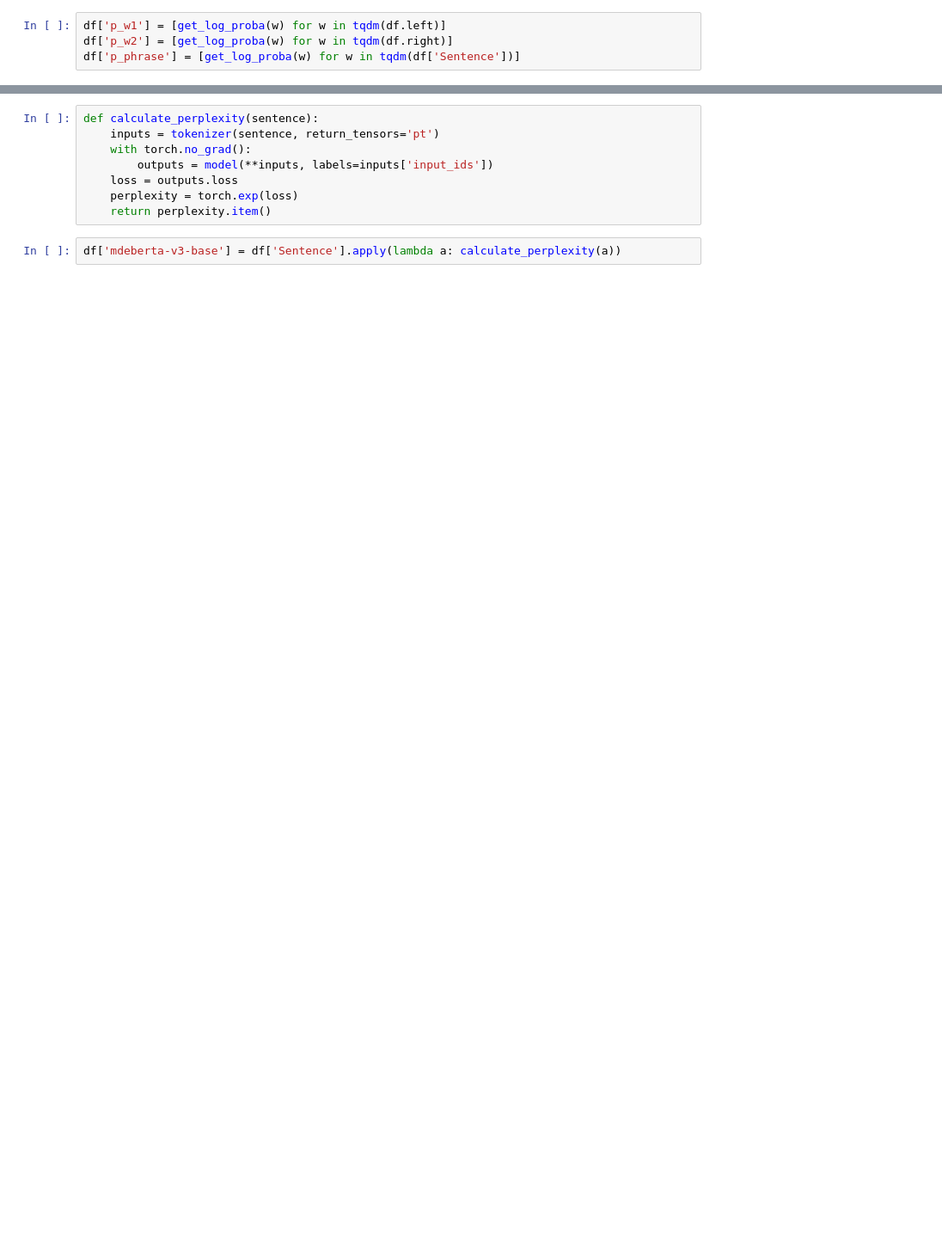
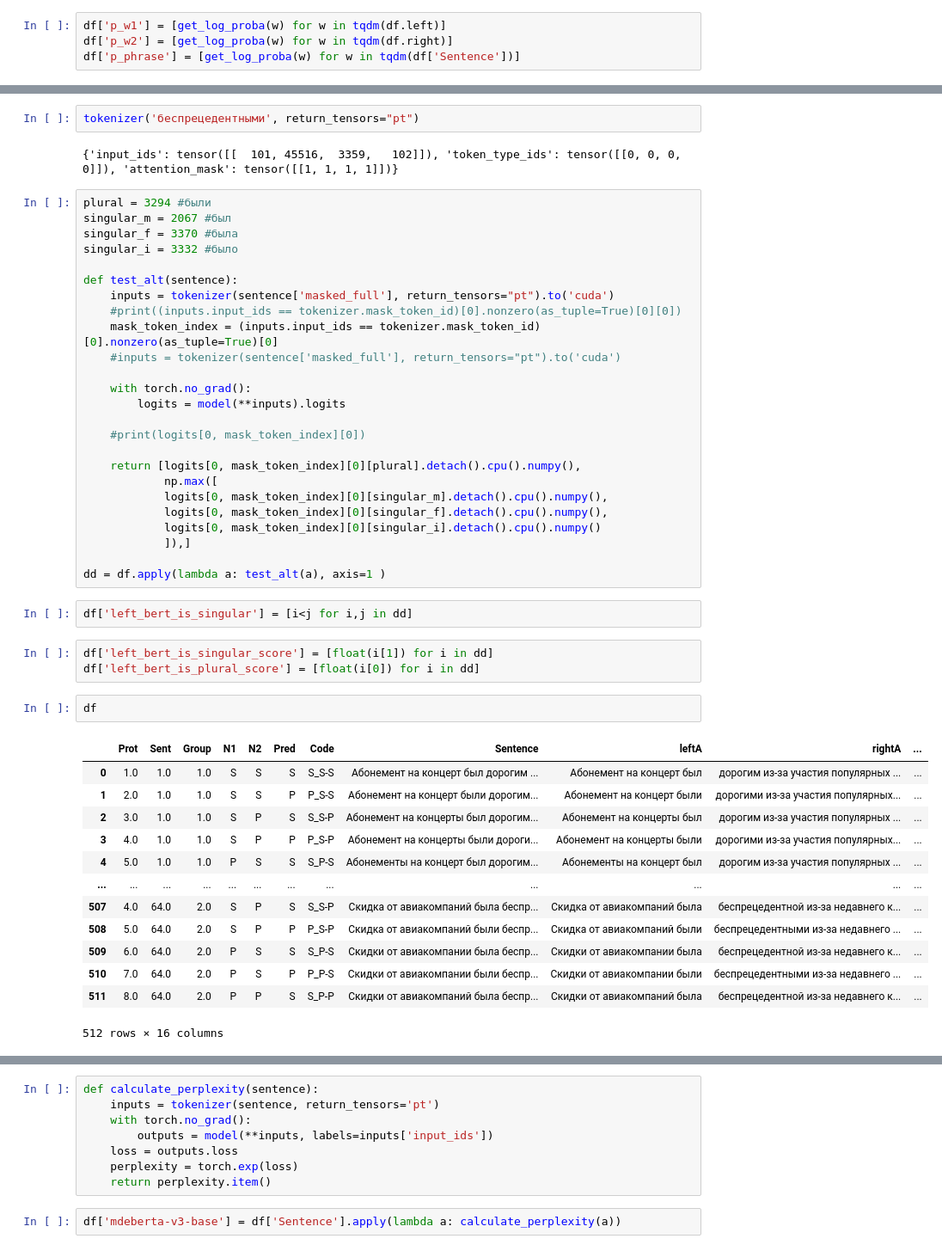
Before and after one commit to bamaxi/agreement-probing, a Jupyter notebook: perplexity/Code.ipynb, the cells around one changed output, grey strips where cells are left out. Shown at 86% size. Cells and saved outputs as stored; diff of their text form; blank space fills up the shorter version.

```diff
--- a/perplexity/Code.ipynb
+++ b/perplexity/Code.ipynb
@@ -261,0 +434,50 @@ df['rucola1'] = b
+# %%
+tokenizer('беспрецедентными', return_tensors="pt")
+# %% [output]
+{'input_ids': tensor([[  101, 45516,  3359,   102]]), 'token_type_ids': tensor([[0, 0, 0, 0]]), 'attention_mask': tensor([[1, 1, 1, 1]])}
+# %%
+plural = 3294 #были
+singular_m = 2067 #был
+singular_f = 3370 #была
+singular_i = 3332 #было
+
+def test_alt(sentence):
+    inputs = tokenizer(sentence['masked_full'], return_tensors="pt").to('cuda')
+    #print((inputs.input_ids == tokenizer.mask_token_id)[0].nonzero(as_tuple=True)[0][0])
+    mask_token_index = (inputs.input_ids == tokenizer.mask_token_id)[0].nonzero(as_tuple=True)[0]
+    #inputs = tokenizer(sentence['masked_full'], return_tensors="pt").to('cuda')
+
+    with torch.no_grad():
+        logits = model(**inputs).logits
+
+    #print(logits[0, mask_token_index][0])
+
+    return [logits[0, mask_token_index][0][plural].detach().cpu().numpy(),
+            np.max([
+            logits[0, mask_token_index][0][singular_m].detach().cpu().numpy(),
+            logits[0, mask_token_index][0][singular_f].detach().cpu().numpy(),
+            logits[0, mask_token_index][0][singular_i].detach().cpu().numpy()
+            ]),]
+
+dd = df.apply(lambda a: test_alt(a), axis=1 )
+# %%
+df['left_bert_is_singular'] = [i<j for i,j in dd]
+# %%
+df['left_bert_is_singular_score'] = [float(i[1]) for i in dd]
+df['left_bert_is_plural_score'] = [float(i[0]) for i in dd]
+# %%
+df
+# %% [output]
+|  | Prot | Sent | Group | N1 | N2 | Pred | Code | Sentence | leftA | rightA | ... |
+| 0 | 1.0 | 1.0 | 1.0 | S | S | S | S_S-S | Абонемент на концерт был дорогим ... | Абонемент на концерт был | дорогим из-за участия популярных ... | ... |
+| 1 | 2.0 | 1.0 | 1.0 | S | S | P | P_S-S | Абонемент на концерт были дорогим... | Абонемент на концерт были | дорогими из-за участия популярных... | ... |
+| 2 | 3.0 | 1.0 | 1.0 | S | P | S | S_S-P | Абонемент на концерты был дорогим... | Абонемент на концерты был | дорогим из-за участия популярных ... | ... |
+| 3 | 4.0 | 1.0 | 1.0 | S | P | P | P_S-P | Абонемент на концерты были дороги... | Абонемент на концерты были | дорогими из-за участия популярных... | ... |
+| 4 | 5.0 | 1.0 | 1.0 | P | S | S | S_P-S | Абонементы на концерт был дорогим... | Абонементы на концерт был | дорогим из-за участия популярных ... | ... |
+| ... | ... | ... | ... | ... | ... | ... | ... | ... | ... | ... | ... |
+| 507 | 4.0 | 64.0 | 2.0 | S | P | S | S_S-P | Скидка от авиакомпаний была беспр... | Скидка от авиакомпаний была | беспрецедентной из-за недавнего к... | ... |
+| 508 | 5.0 | 64.0 | 2.0 | S | P | P | P_S-P | Скидка от авиакомпаний были беспр... | Скидка от авиакомпаний были | беспрецедентными из-за недавнего ... | ... |
+| 509 | 6.0 | 64.0 | 2.0 | P | S | S | S_P-S | Скидки от авиакомпании была беспр... | Скидки от авиакомпании была | беспрецедентной из-за недавнего к... | ... |
+| 510 | 7.0 | 64.0 | 2.0 | P | S | P | P_P-S | Скидки от авиакомпании были беспр... | Скидки от авиакомпании были | беспрецедентными из-за недавнего ... | ... |
+| 511 | 8.0 | 64.0 | 2.0 | P | P | S | S_P-P | Скидки от авиакомпаний была беспр... | Скидки от авиакомпаний была | беспрецедентной из-за недавнего к... | ... |
+512 rows × 16 columns
```
Also changed, not shown: parts of 115 cells of this notebook.
